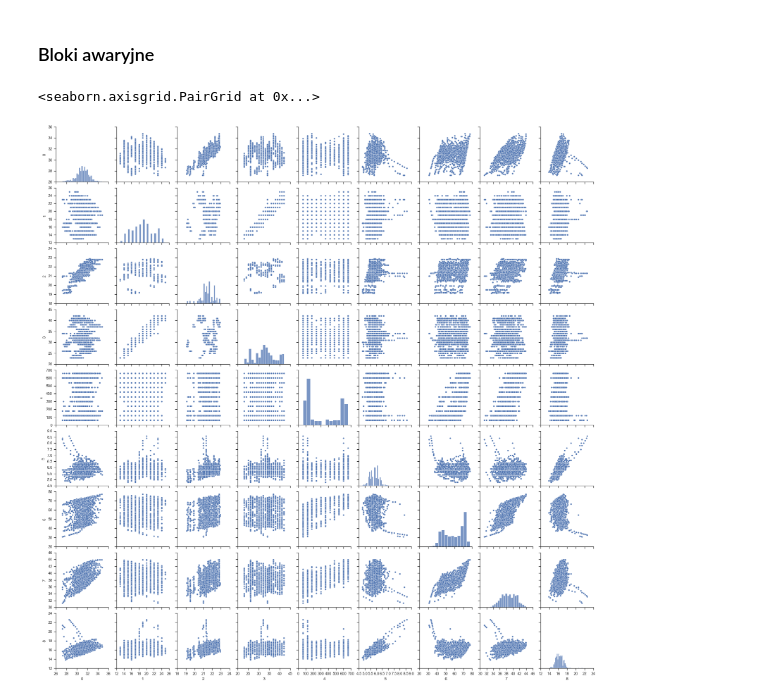
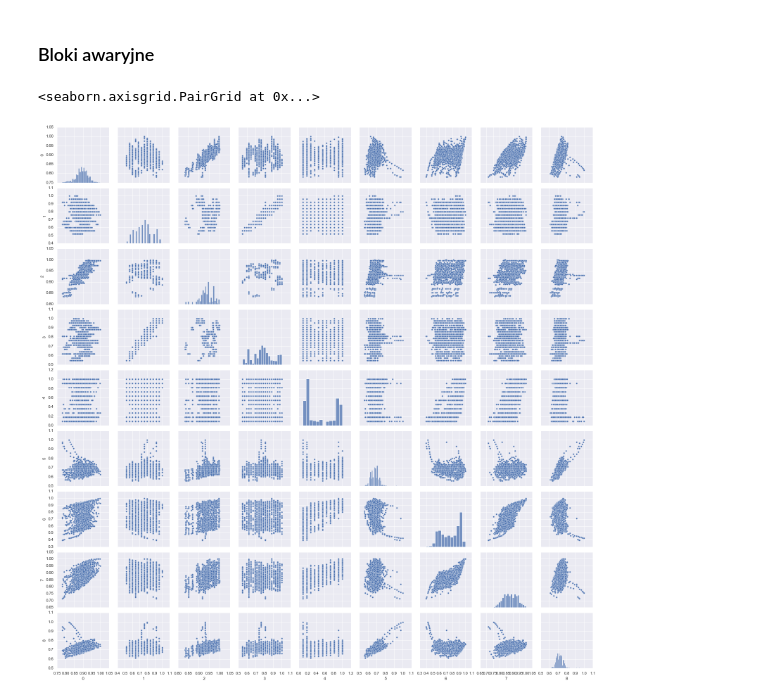
Before and after one commit to nerooc/device-downtime-detection, a Jupyter notebook: data_analysis/visualizations.ipynb, the cells around one changed output. Cells and saved outputs as stored; diff of their text form; code cells hidden in the pictures.

Commit message:
Divide visualization data to normalized and not normalized

```diff
--- a/data_analysis/visualizations.ipynb
+++ b/data_analysis/visualizations.ipynb
@@ -16,10 +16,14 @@ plt.rcParams["figure.figsize"] = (8, 5)
 importing Jupyter notebook from data_preprocessing.ipynb
 # %%
 # Parametr "True" by dane były znormalizowane
-working_blocks_df, faulty_blocks_df = split_working_faulty_blocks(True)
+working_blocks_df, faulty_blocks_df = split_working_faulty_blocks()
+working_blocks_df_normalized, faulty_blocks_df_normalized = split_working_faulty_blocks(True)
 
 working_blocks = working_blocks_df.values.tolist()
 faulty_blocks = faulty_blocks_df.values.tolist()
+
+working_blocks_normalized = working_blocks_df_normalized.values.tolist()
+faulty_blocks_normalized = faulty_blocks_df_normalized.values.tolist()
 # %% [markdown]
 ## Przedstawienie danych na histogramach
 # %%
@@ -56,7 +60,7 @@ sns.pairplot(working_blocks_df)
 # %% [markdown]
 ### Bloki awaryjne
 # %%
-sns.pairplot(faulty_blocks_df)
+sns.pairplot(faulty_blocks_df_normalized)
 # %% [output]
 <seaborn.axisgrid.PairGrid at 0x...>
-[figure, old version]
+[figure, new version]
```
Also changed, not shown: parts of 3 cells of this notebook.
